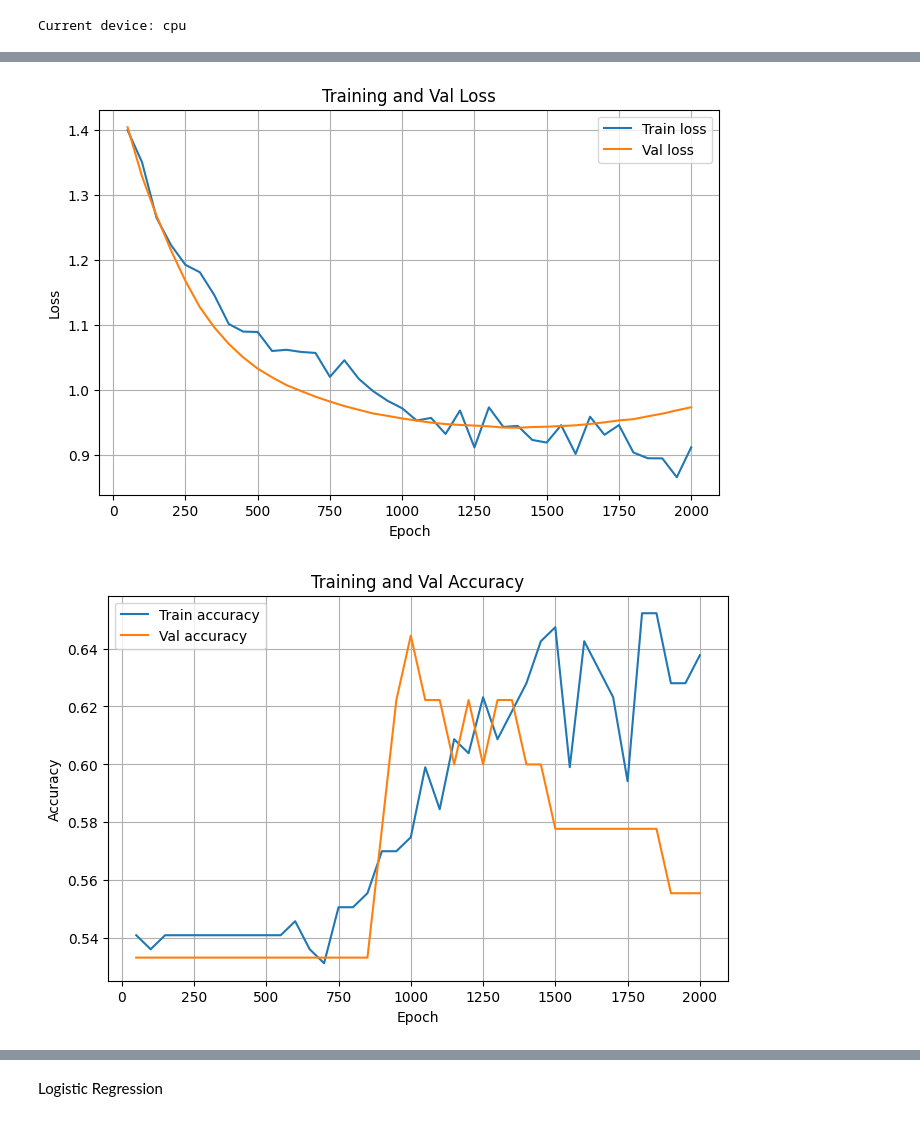
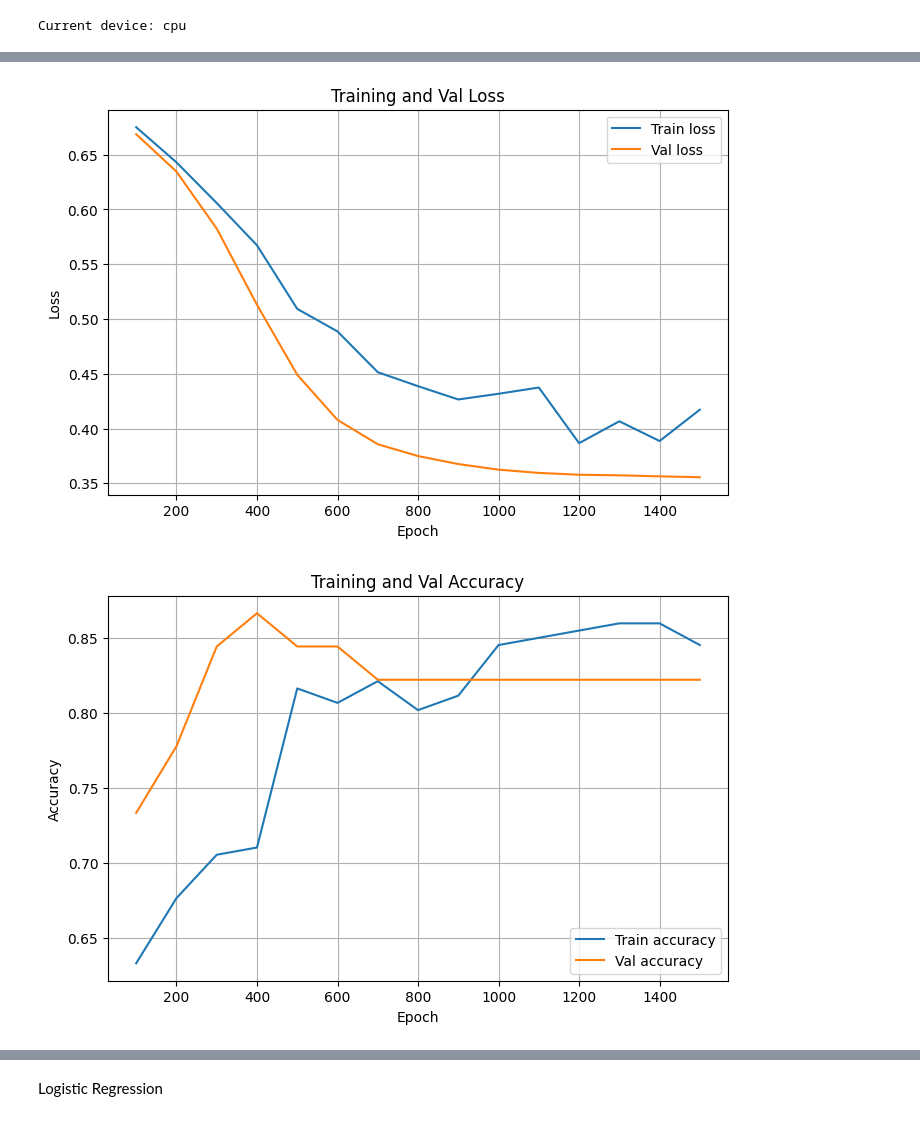
Before and after one commit to samy-bouchentouf/heart-disease-prediction, a Jupyter notebook: notebooks/model_comparison.ipynb, the cells around one changed output, grey strips where cells are left out. Saved outputs shown, nothing was run; the diff lists cells and outputs as text; code cells hidden in the pictures.

```diff
--- a/notebooks/model_comparison.ipynb
+++ b/notebooks/model_comparison.ipynb
@@ -18,9 +18,19 @@ import copy
 
 import matplotlib.pyplot as plt
 # %%
+RANDOM_STATE = 40
+
 X, y = load_data()
 
-RANDOM_STATE = 42
+X_train, X_temp, y_train, y_temp = train_test_split(X, y, test_size=0.3, random_state=RANDOM_STATE, stratify=y)
+
+X_val, X_test, y_val, y_test = train_test_split(X_temp, y_temp, test_size=0.5, random_state=RANDOM_STATE, stratify=y_temp)
+
+scaler = StandardScaler()
+
+X_train = scaler.fit_transform(X_train)
+X_val = scaler.transform(X_val)
+X_test = scaler.transform(X_test)
 # %% [markdown]
 - MLP
 # %%
@@ -29,7 +39,7 @@ DROPOUT = 0.3
 LEARNING_RATE = 1e-4
 MOMENTUM = 0.9
 WEIGHT_DECAY = 1e-3
-EPOCHS=2000
+EPOCHS = 1500
 
 
 device = "cuda" if cuda.is_available() else "cpu"
@@ -91,8 +90,8 @@ mlp_model = MLP()
 optimizer = torch.optim.SGD(params=mlp_model.parameters(), lr=LEARNING_RATE, momentum=MOMENTUM, weight_decay=WEIGHT_DECAY)
 criterion = nn.CrossEntropyLoss()
 
-def accuracy(y_pred, y_true):
-    return (y_pred == y_true).float().mean()
+def accuracy(yt_pred, yt_true):
+    return (yt_pred == yt_true).float().mean()
 # %%
 train_losses = []
 val_losses = []
@@ -112,16 +111,16 @@ for epoch in range(1, EPOCHS+1):
     mean_test_loss = 0
     mean_test_acc = 0
 
-    for X_batch, y_batch in train_loader :
+    for Xt_batch, yt_batch in train_loader :
 
-        y_pred = mlp_model(X_batch)
+        yt_pred = mlp_model(Xt_batch)
 
-        train_loss = criterion(y_pred, y_batch)
-        mean_train_loss += train_loss.item() * X_batch.shape[0]/X_train.shape[0]
+        train_loss = criterion(yt_pred, yt_batch)
+        mean_train_loss += train_loss.item() * Xt_batch.shape[0]/Xt_train.shape[0]
 
-        y_pred_class = torch.argmax(y_pred, dim=1)
-        train_acc = accuracy(y_pred_class, y_batch)
-        mean_train_acc += train_acc.item() * X_batch.shape[0]/X_train.shape[0]
+        yt_pred_class = torch.argmax(yt_pred, dim=1)
+        train_acc = accuracy(yt_pred_class, yt_batch)
+        mean_train_acc += train_acc.item() * Xt_batch.shape[0]/Xt_train.shape[0]
 
 
         optimizer.zero_grad()
@@ -133,12 +132,12 @@ for epoch in range(1, EPOCHS+1):
 
     with torch.no_grad() :
 
-        y_pred = mlp_model(X_val)
+        yt_pred = mlp_model(Xt_val)
 
-        val_loss = criterion(y_pred, y_val).item()
+        val_loss = criterion(yt_pred, yt_val).item()
 
-        y_pred_class = torch.argmax(y_pred, dim=1)
-        val_acc = accuracy(y_pred_class, y_val).item()
+        yt_pred_class = torch.argmax(yt_pred, dim=1)
+        val_acc = accuracy(yt_pred_class, yt_val).item()
 
         if val_loss < best_val_loss:
             best_val_loss = val_loss
@@ -147,7 +146,7 @@ for epoch in range(1, EPOCHS+1):
             best_epoch = epoch
 
 
-    if epoch%50 == 0:
+    if epoch%100 == 0:
 
         train_losses.append(mean_train_loss)
         val_losses.append(val_loss)
@@ -186,32 +185,32 @@ Validation accuracy at best epoch: 60.00%
 # %%
 import matplotlib.pyplot as plt
 
-epochs = range(50, EPOCHS + 1, 50)
+epochs = range(100, EPOCHS + 1, 100)
 
 # Graphe 1 : Loss
 plt.figure(figsize=(8, 5))
 plt.plot(epochs, train_losses, label="Train loss")
 plt.plot(epochs, val_losses, label="Val loss")
 plt.xlabel("Epoch")
 plt.ylabel("Loss")
 plt.title("Training and Val Loss")
 plt.legend()
 plt.grid(True)
 plt.show()
 
 # Graphe 2 : Accuracy
 plt.figure(figsize=(8, 5))
 plt.plot(epochs, train_accuracies, label="Train accuracy")
 plt.plot(epochs, val_accuracies, label="Val accuracy")
 plt.xlabel("Epoch")
 plt.ylabel("Accuracy")
 plt.title("Training and Val Accuracy")
 plt.legend()
 plt.grid(True)
 plt.show()
 # %% [output]
-[figure, old version]
+[figure, new version]
-[figure, old version]
+[figure, new version]
 # %%
 mlp_model.eval()
 
```
Also changed, not shown: parts of 7 cells of this notebook.
